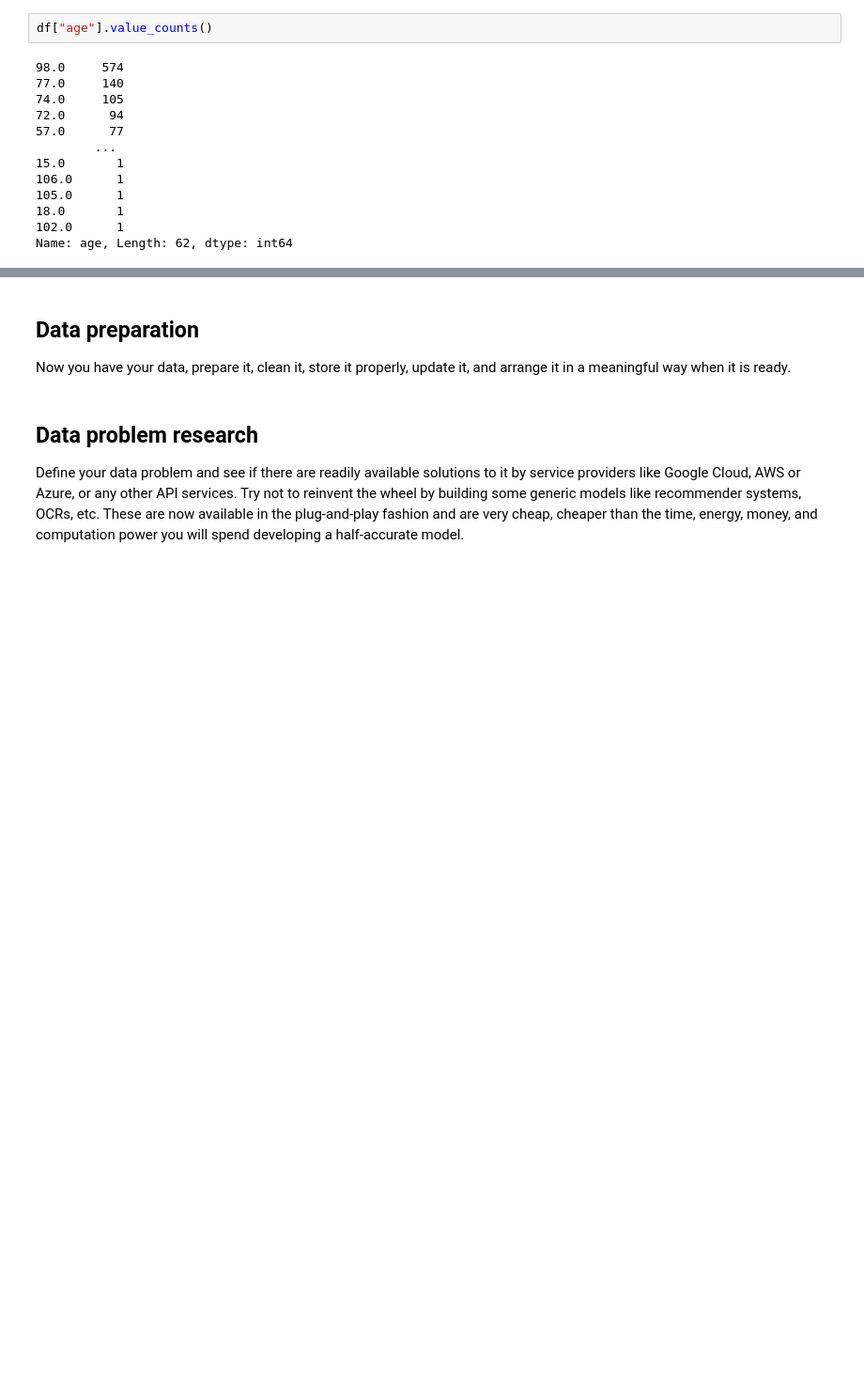
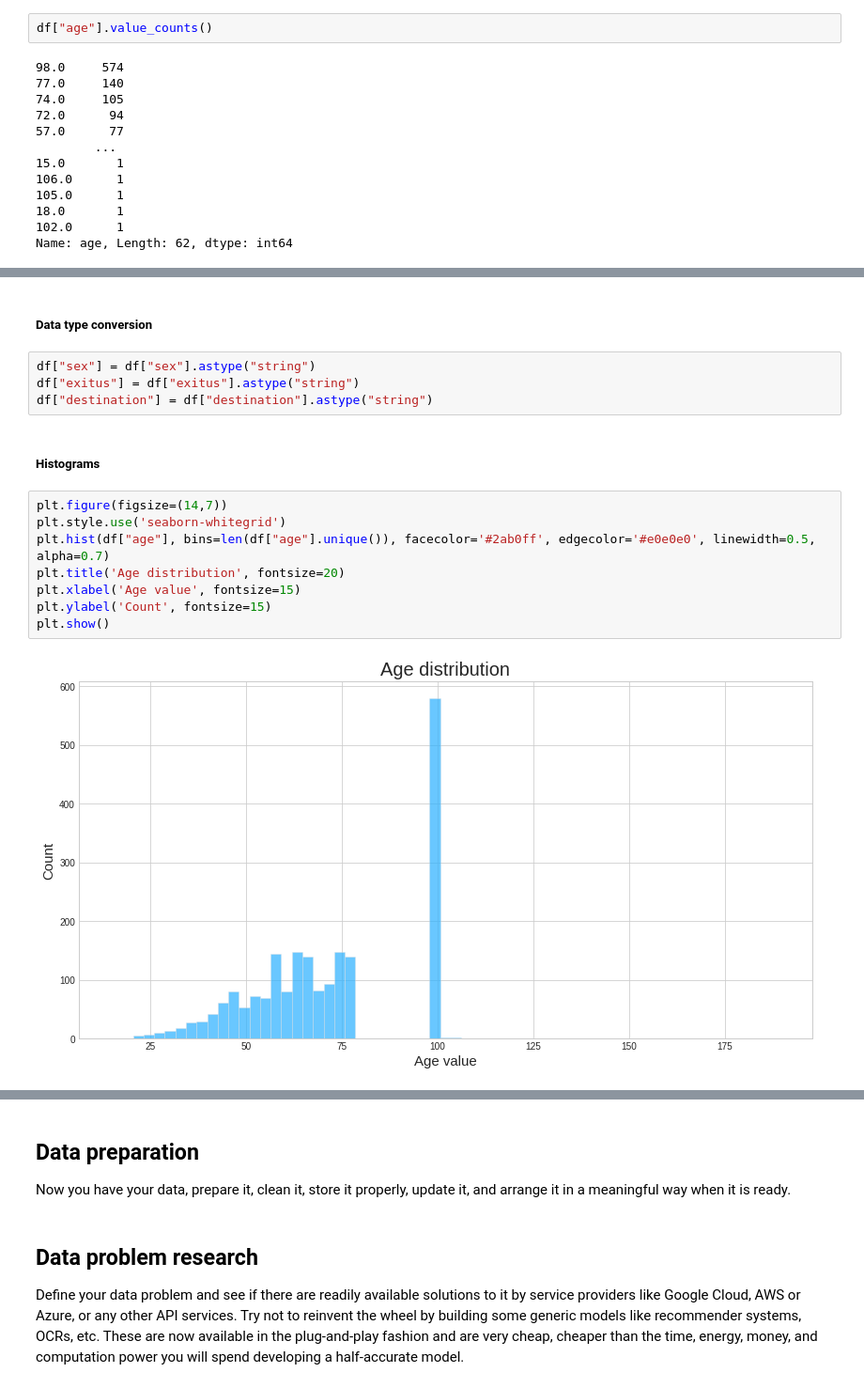
Before and after one commit to lesmesrafa/covid19-analytics, a Jupyter notebook: main_code.ipynb, the cells around one changed output, grey strips where cells are left out. Shown at 94% size. Cells and saved outputs as stored; diff of their text form; blank space fills up the shorter version.

```diff
--- a/main_code.ipynb
+++ b/main_code.ipynb
@@ -112,0 +379,18 @@ Name: age, Length: 62, dtype: int64
+# %% [markdown]
+##### Data type conversion
+# %%
+df["sex"] = df["sex"].astype("string")
+df["exitus"] = df["exitus"].astype("string")
+df["destination"] = df["destination"].astype("string")
+# %% [markdown]
+##### Histograms
+# %%
+plt.figure(figsize=(14,7))
+plt.style.use('seaborn-whitegrid')
+plt.hist(df["age"], bins=len(df["age"].unique()), facecolor='#2ab0ff', edgecolor='#e0e0e0', linewidth=0.5, alpha=0.7)
+plt.title('Age distribution', fontsize=20)
+plt.xlabel('Age value', fontsize=15)
+plt.ylabel('Count', fontsize=15)
+plt.show()
+# %% [output]
+[figure, added]
```
Also changed, not shown: parts of 43 cells of this notebook.
